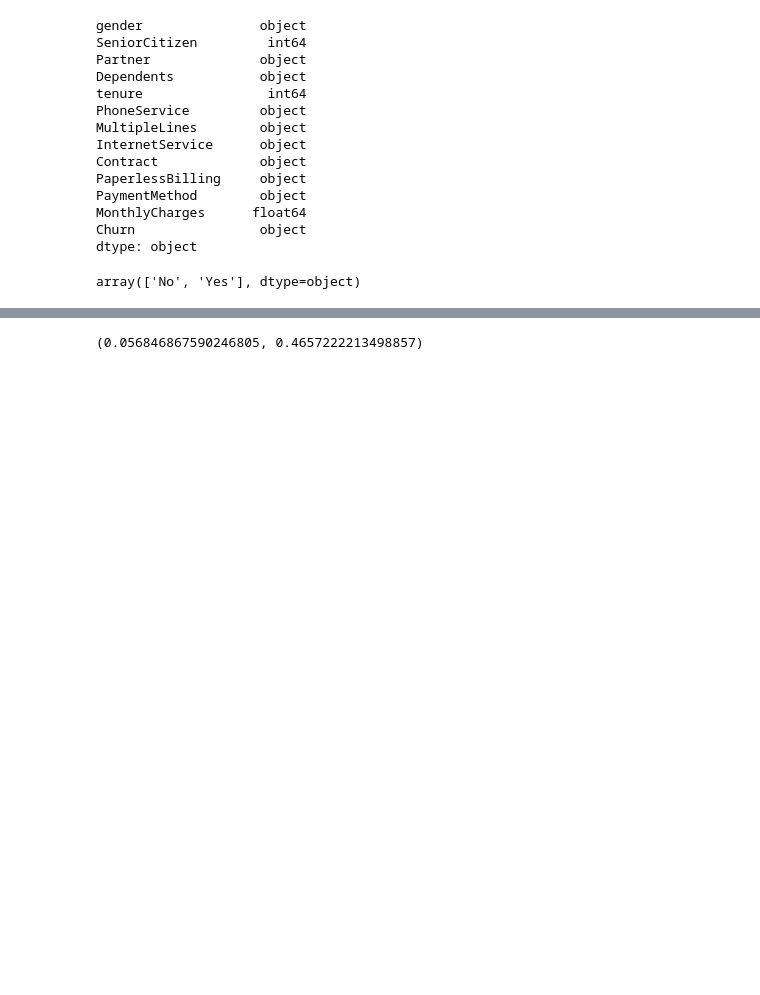
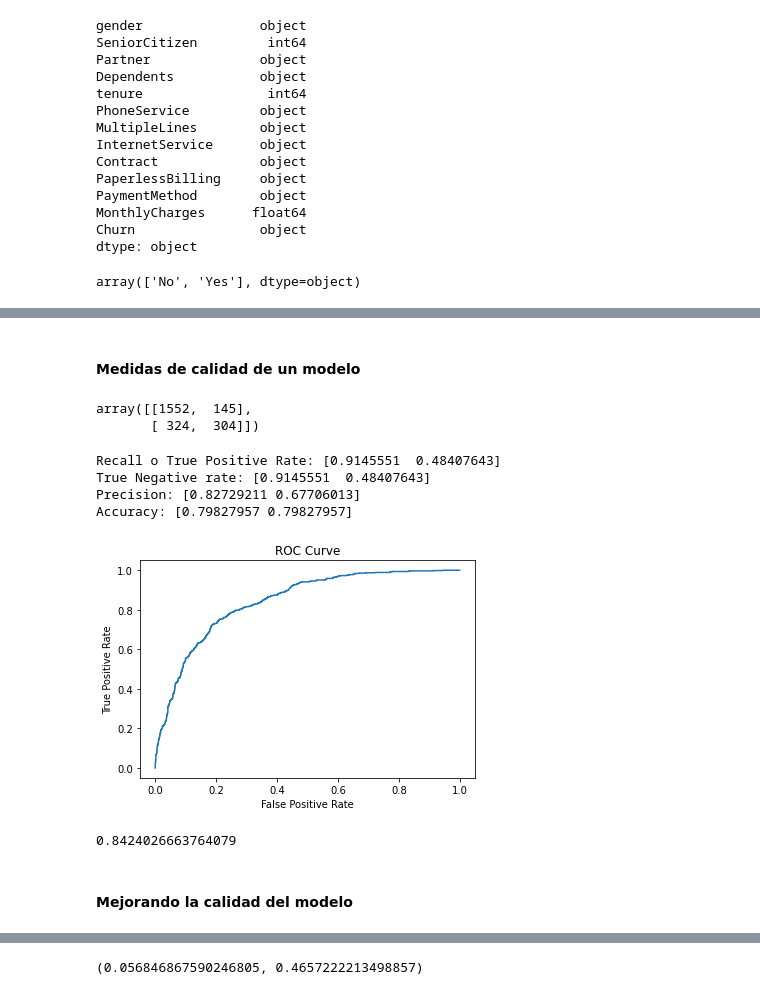
Before and after one commit to ccantarero91/orange-stats, a Jupyter notebook: Estadistica-Orange.ipynb, the cells around one changed output, grey strips where cells are left out. Drawn from its saved outputs; the diff is of its cells as text; code cells hidden in the pictures; blank space fills up the shorter version.

```diff
--- a/Estadistica-Orange.ipynb
+++ b/Estadistica-Orange.ipynb
@@ -533,0 +564,2 @@ Logit Regression Results
+# %% [markdown]
+#### Medidas de calidad de un modelo
@@ -534,3 +568,65 @@ Logit Regression Results
+# %%
+df_churn_test["pred"]=churn_model.predict(df_churn_test)>0.5
+df_churn_test["pred"] = df_churn_test["pred"].replace({True: 'Yes', False: 'No'})
+df_churn_test=df_churn_test.dropna(subset=["Churn"])
+# %%
+from sklearn.metrics import confusion_matrix
+cnf_mat=confusion_matrix(df_churn_test["Churn"], df_churn_test["pred"], labels=["No","Yes"] )
+cnf_mat
+# %% [output]
+array([[1552,  145],
+       [ 324,  304]])
+# %%
+FP = cnf_mat.sum(axis=0) - np.diag(cnf_mat)
+FN = cnf_mat.sum(axis=1) - np.diag(cnf_mat)
+TP = np.diag(cnf_mat)
+TN = cnf_mat.sum() - (FP + FN + TP)
+
+# Sensitivity, hit rate, recall, or true positive rate
+TPR = TP/(TP+FN)
+print(f"Recall o True Positive Rate: {TPR}")
+# Specificity or true negative rate
+TNR = TN/(TN+FP)
+print(f"True Negative rate: {TPR}")
+# Precision or positive predictive value
+PPV = TP/(TP+FP)
+print(f"Precision: {PPV}")
+# Negative predictive value
+NPV = TN/(TN+FN)
+# Fall out or false positive rate
+FPR = FP/(FP+TN)
+# False negative rate
+FNR = FN/(TP+FN)
+# False discovery rate
+FDR = FP/(TP+FP)
+
+# Overall accuracy
+ACC = (TP+TN)/(TP+FP+FN+TN)
+print(f"Accuracy: {ACC}")
+# %% [output]
+Recall o True Positive Rate: [0.9145551  0.48407643]
+True Negative rate: [0.9145551  0.48407643]
+Precision: [0.82729211 0.67706013]
+Accuracy: [0.79827957 0.79827957]
+# %%
+from sklearn.metrics import roc_curve
+fpr, tpr, thresholds = roc_curve(df_churn_test["Churn"]=="Yes", churn_model.predict(df_churn_test))
+plt.plot(fpr, tpr)
+plt.title("ROC Curve")
+plt.xlabel("False Positive Rate")
+plt.ylabel("True Positive Rate")
+plt.show()
+# %% [output]
+[figure, added]
+# %%
+import numpy as np
+from sklearn.metrics import roc_auc_score
+
+roc_auc_score(df_churn_test["Churn"], churn_model.predict(df_churn_test))
+# %% [output]
+0.8424026663764079
+# %% [markdown]
+#### Mejorando la calidad del modelo
 # %%
 df_payment=pd.crosstab(index=df_churn_train["Churn"],columns=df_churn_train["PaymentMethod"])
 df_payment
```
Also changed, not shown: parts of 19 cells of this notebook.
